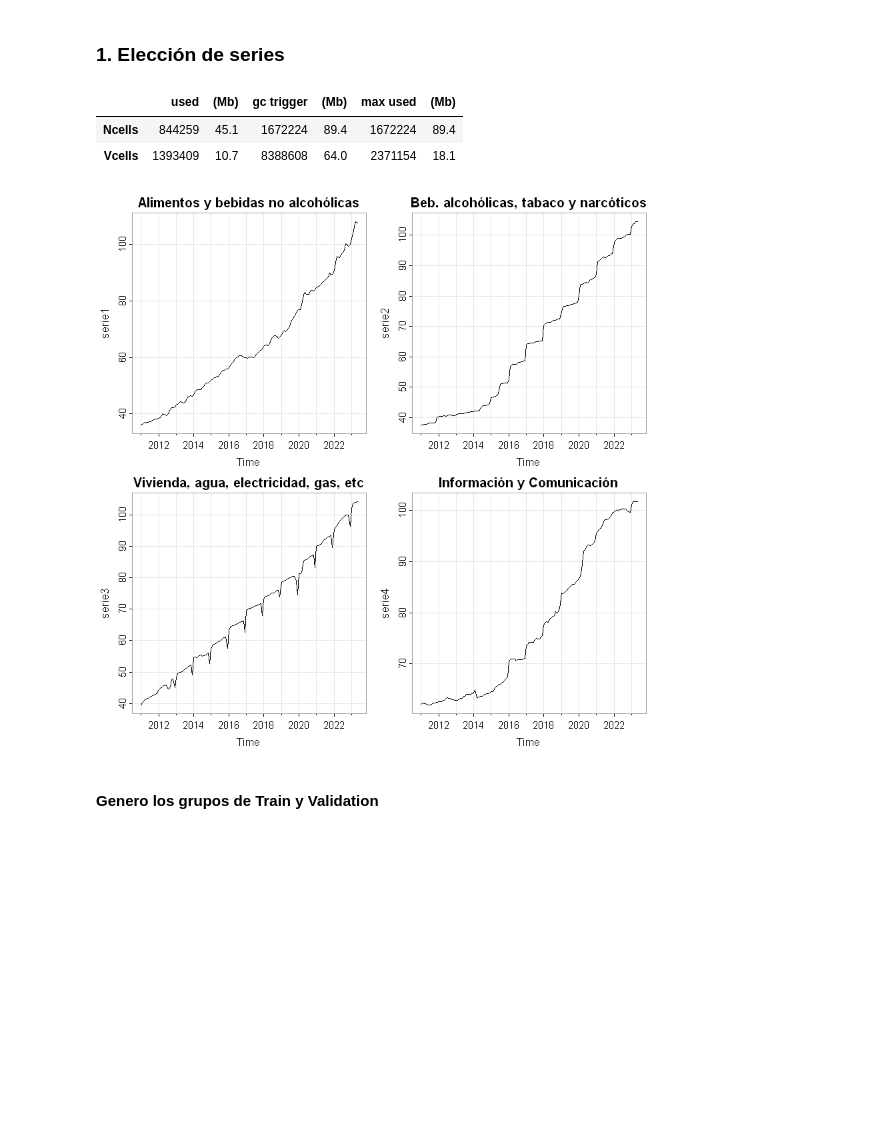
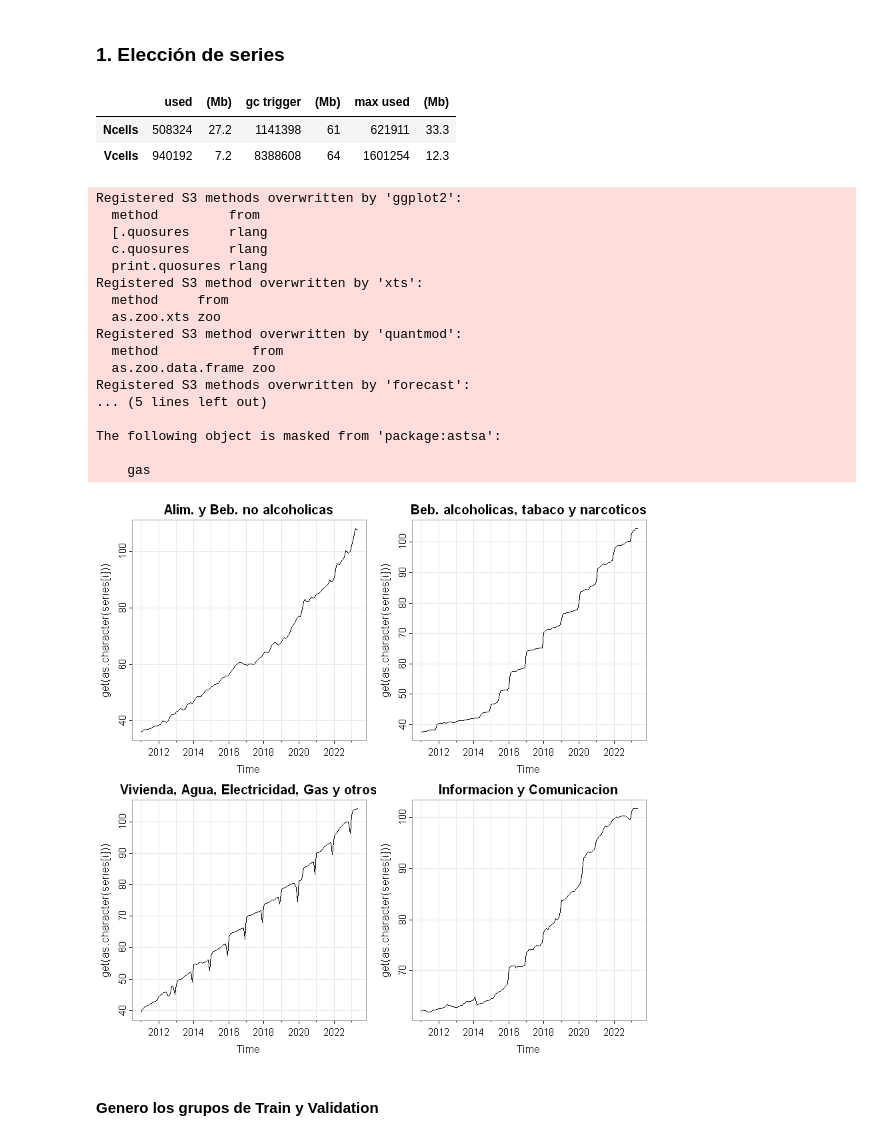
Before and after one commit to javiernunez1991/Oblig_Series_Temporales, a Jupyter notebook: Obligatorio_153098_Nuñez.ipynb, the cells around one changed output. Saved outputs shown, nothing was run; the diff lists cells and outputs as text; code cells hidden in the pictures; blank space fills up the shorter version.

```diff
--- a/Obligatorio_153098_Nuñez.ipynb
+++ b/Obligatorio_153098_Nuñez.ipynb
@@ -45,32 +45,54 @@ https://www5.ine.gub.uy/documents/Estad%C3%ADsticasecon%C3%B3micas/HTML/IPC/2023
 # %%
 # Instalo las librerias que necesito
 rm(list=ls())
 gc()
 library(astsa, quietly = T)
 library(forecast, quietly = T)
 
 # Cargo los datos de un csv que previamente fue subido a github
 url <- "https://raw.githubusercontent.com/javiernunez1991/Oblig_Series_Temporales/main/Series.csv"
 df <- read.csv(url, sep=";")
 df <- na.omit(df)
 
 # Elijo 4 series (dos de Transables y dos de No Transables) que sean lo mas diferentes posibles
 serie1 <- ts(data=df$Alimentos.Y.Bebidas.No.Alcohólicas, start = 2011, frequency=12)
 serie2 <- ts(data=df$Bebidas.Alcohólicas..Tabaco.Y.Narcóticos, start = 2011, frequency=12)
 serie3 <- ts(data=df$Vivienda..Agua..Electricidad..Gas.Y.Otros.Combustibles, start = 2011, frequency=12)
 serie4 <- ts(data=df$Información.Y.Comunicación, start = 2011, frequency=12)
 
-# Grafico para comprobar que se comportan de manera diferente
+nombres <- list("Alim. y Beb. no alcoholicas",
+                "Beb. alcoholicas, tabaco y narcoticos",
+                "Vivienda, Agua, Electricidad, Gas y otros",
+                "Informacion y Comunicacion")
+series <- list("serie1", "serie2", "serie3", "serie4")
+
+# Elijo 4 series (dos de Transables y dos de No Transables) que sean lo mas diferentes posibles
 par(mfrow=c(2,2))
-tsplot(serie1, main="Alimentos y bebidas no alcohólicas") # serie con tendencia creciente
-tsplot(serie2, main="Beb. alcohólicas, tabaco y narcóticos") # serie con tendencia creciente
-tsplot(serie3, main="Vivienda, agua, electricidad, gas, etc") # serie con tendencia creciente
-tsplot(serie4, main="Información y Comunicación") # serie con tendencia creciente
+for(i in 1:length(series)){
+    tsplot(get( as.character(series[i]) ), main=nombres[[i]]) # serie con tendencia creciente
+}
 # %% [output]
 |  | used | (Mb) | gc trigger | (Mb) | max used | (Mb) |
-| Ncells | 844259 | 45.1 | 1672224 | 89.4 | 1672224 | 89.4 |
-| Vcells | 1393409 | 10.7 | 8388608 | 64.0 | 2371154 | 18.1 |
+| Ncells | 508324 | 27.2 | 1141398 | 61 | 621911 | 33.3 |
+| Vcells | 940192 | 7.2 | 8388608 | 64 | 1601254 | 12.3 |
+Registered S3 methods overwritten by 'ggplot2':
+  method         from
+  [.quosures     rlang
+  c.quosures     rlang
+  print.quosures rlang
+Registered S3 method overwritten by 'xts':
+  method     from
+  as.zoo.xts zoo
+Registered S3 method overwritten by 'quantmod':
+  method            from
+  as.zoo.data.frame zoo
+Registered S3 methods overwritten by 'forecast':
+... (5 lines left out)
+
+The following object is masked from 'package:astsa':
+
+    gas
-[figure, old version]
+[figure, new version]
 # %% [markdown]
 #### Genero los grupos de Train y Validation
 # %%
```
Also changed, not shown: parts of 19 cells of this notebook.
